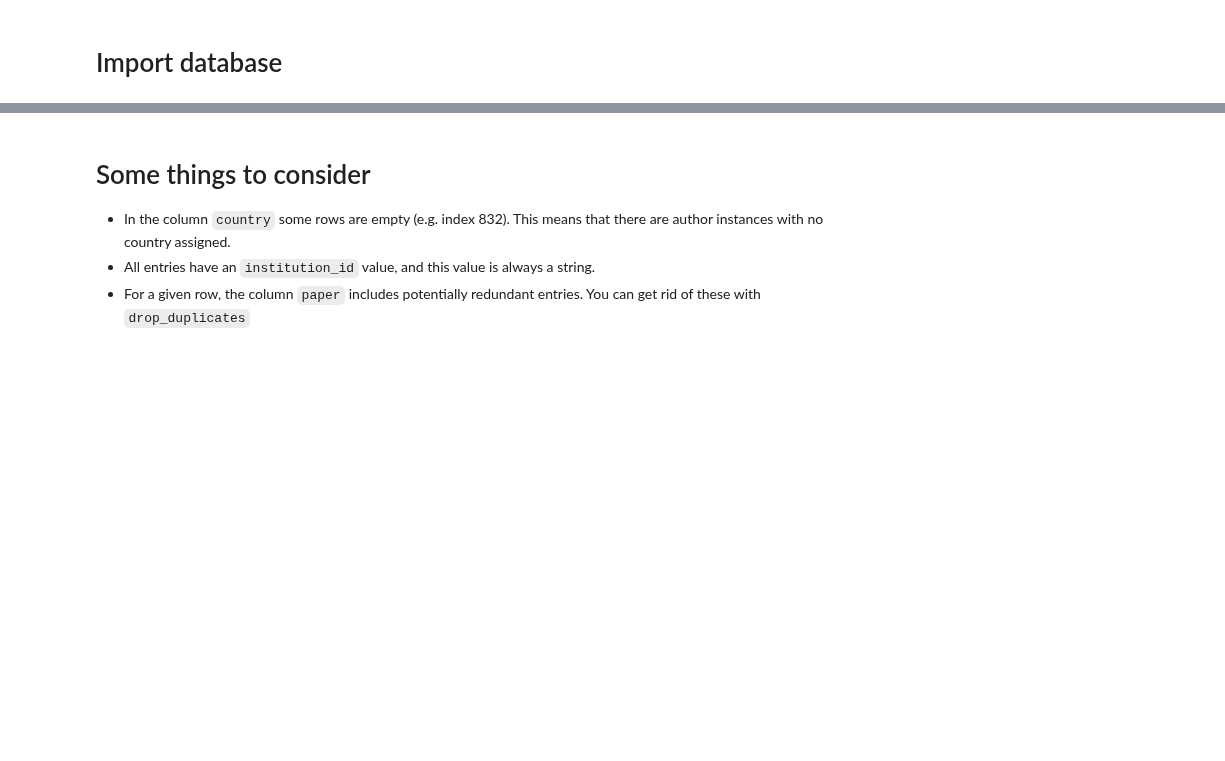
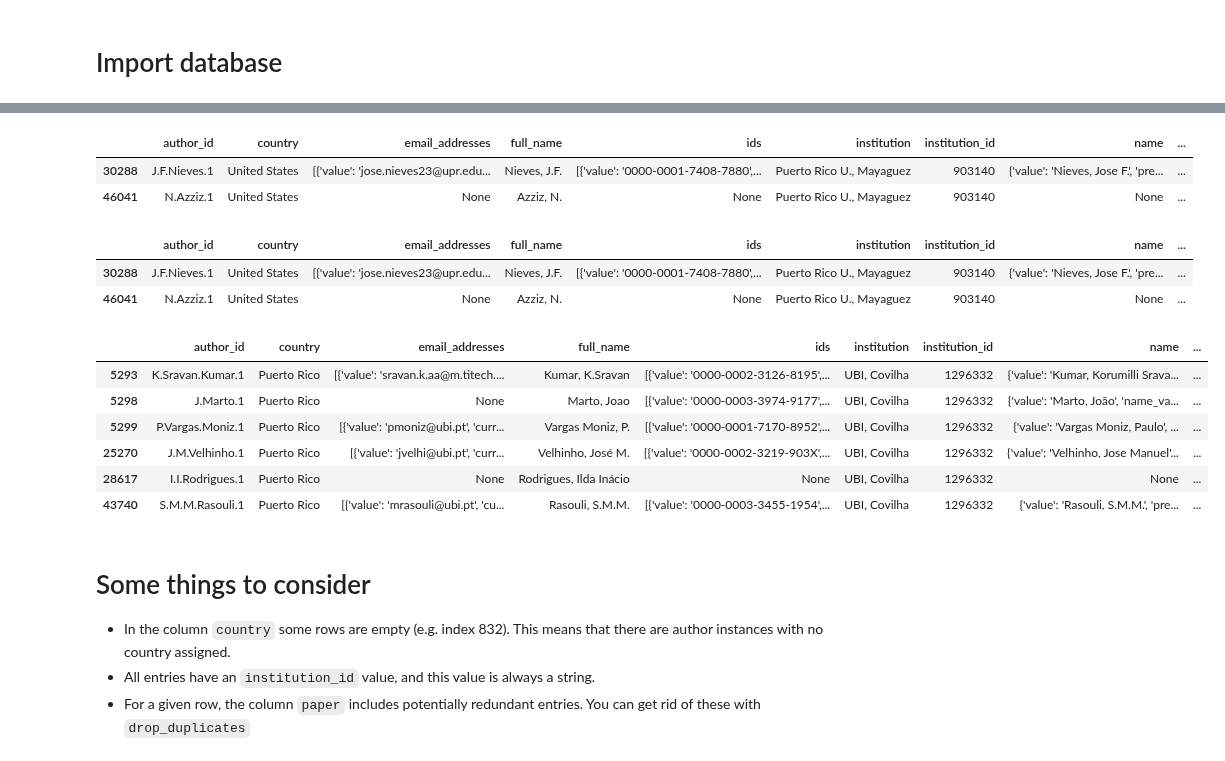
Before and after one commit to restrepo/inspireauth, a Jupyter notebook: INSPIREHEP_new_nbs/INSPIREHEP_new_publications.ipynb, the cells around one changed output, grey strips where cells are left out. Drawn from its saved outputs; the diff is of its cells as text; code cells hidden in the pictures; blank space fills up the shorter version.

```diff
--- a/INSPIREHEP_new_nbs/INSPIREHEP_new_publications.ipynb
+++ b/INSPIREHEP_new_nbs/INSPIREHEP_new_publications.ipynb
@@ -41,6 +41,28 @@ db_master.head()
 | 2 | D.F.Mundarain.1 | Chile | None | Mundarain, Douglas F. | [{'value': 'D.F.Mundarain.1', 'sc... | Catolica del Norte U. | 908143 | {'value': 'Mundarain, Douglas F.'} | ... |
 | 3 | R.Gaitan.2 | Venezuela | [{'value': 'rgaitan@uc.edu.ve', '... | Dominguez, Yessica | [{'value': 'R.Gaitan.2', 'schema'... | Unlisted, VE | 912061 | {'value': 'Gaitan, Rolando', 'pre... | ... |
 | 4 | J.Ntahompagaze.1 | Rwanda | None | Ntahompagaze, Joseph | [{'value': 'J.Ntahompagaze.1', 's... | EAIFR, Kigali | 1636656 | {'value': 'Ntahompagaze, Joseph'} | ... |
+# %%
+db_master[db_master['institution_id'] == "903140"]
+# %% [output]
+|  | author_id | country | email_addresses | full_name | ids | institution | institution_id | name | ... |
+| 30288 | J.F.Nieves.1 | United States | [{'value': 'jose.nieves23@upr.edu... | Nieves, J.F. | [{'value': '0000-0001-7408-7880',... | Puerto Rico U., Mayaguez | 903140 | {'value': 'Nieves, Jose F.', 'pre... | ... |
+| 46041 | N.Azziz.1 | United States | None | Azziz, N. | None | Puerto Rico U., Mayaguez | 903140 | None | ... |
+# %%
+db_master[db_master['institution'] == "Puerto Rico U., Mayaguez"]
+# %% [output]
+|  | author_id | country | email_addresses | full_name | ids | institution | institution_id | name | ... |
+| 30288 | J.F.Nieves.1 | United States | [{'value': 'jose.nieves23@upr.edu... | Nieves, J.F. | [{'value': '0000-0001-7408-7880',... | Puerto Rico U., Mayaguez | 903140 | {'value': 'Nieves, Jose F.', 'pre... | ... |
+| 46041 | N.Azziz.1 | United States | None | Azziz, N. | None | Puerto Rico U., Mayaguez | 903140 | None | ... |
+# %%
+db_master[db_master['institution'] == "UBI, Covilha"]
+# %% [output]
+|  | author_id | country | email_addresses | full_name | ids | institution | institution_id | name | ... |
+| 5293 | K.Sravan.Kumar.1 | Puerto Rico | [{'value': 'sravan.k.aa@m.titech.... | Kumar, K.Sravan | [{'value': '0000-0002-3126-8195',... | UBI, Covilha | 1296332 | {'value': 'Kumar, Korumilli Srava... | ... |
+| 5298 | J.Marto.1 | Puerto Rico | None | Marto, Joao | [{'value': '0000-0003-3974-9177',... | UBI, Covilha | 1296332 | {'value': 'Marto, João', 'name_va... | ... |
+| 5299 | P.Vargas.Moniz.1 | Puerto Rico | [{'value': 'pmoniz@ubi.pt', 'curr... | Vargas Moniz, P. | [{'value': '0000-0001-7170-8952',... | UBI, Covilha | 1296332 | {'value': 'Vargas Moniz, Paulo', ... | ... |
+| 25270 | J.M.Velhinho.1 | Puerto Rico | [{'value': 'jvelhi@ubi.pt', 'curr... | Velhinho, José M. | [{'value': '0000-0002-3219-903X',... | UBI, Covilha | 1296332 | {'value': 'Velhinho, Jose Manuel'... | ... |
+| 28617 | I.I.Rodrigues.1 | Puerto Rico | None | Rodrigues, Ilda Inácio | None | UBI, Covilha | 1296332 | None | ... |
+| 43740 | S.M.M.Rasouli.1 | Puerto Rico | [{'value': 'mrasouli@ubi.pt', 'cu... | Rasouli, S.M.M. | [{'value': '0000-0003-3455-1954',... | UBI, Covilha | 1296332 | {'value': 'Rasouli, S.M.M.', 'pre... | ... |
 # %% [markdown]
 # Some things to consider
 
```
Also changed, not shown: parts of 21 cells of this notebook, 3 other files.
